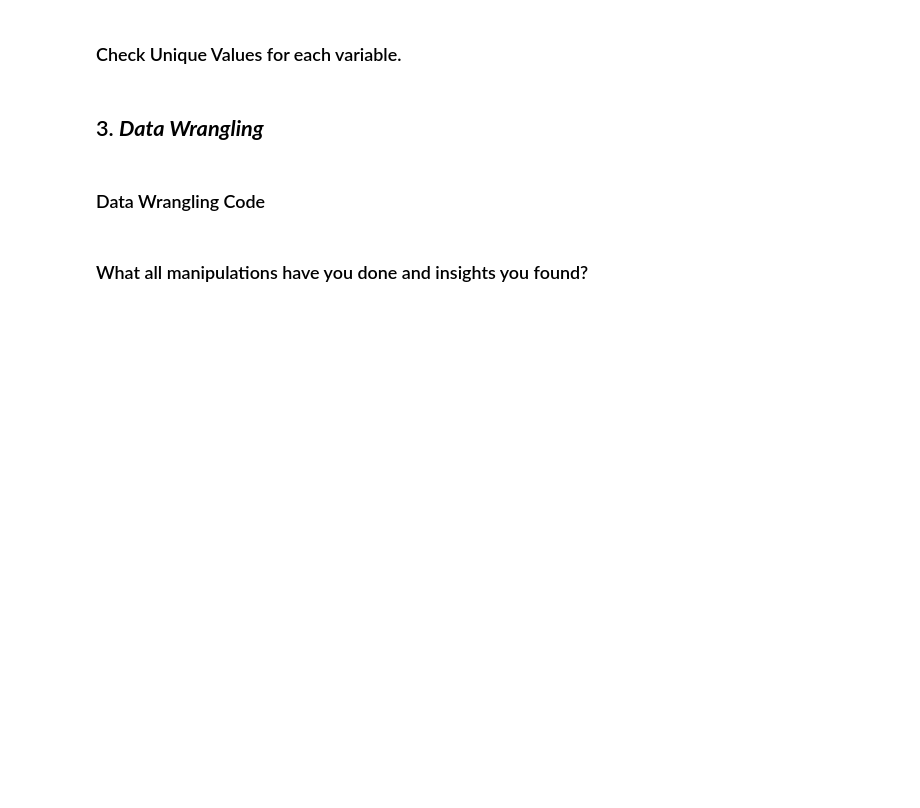
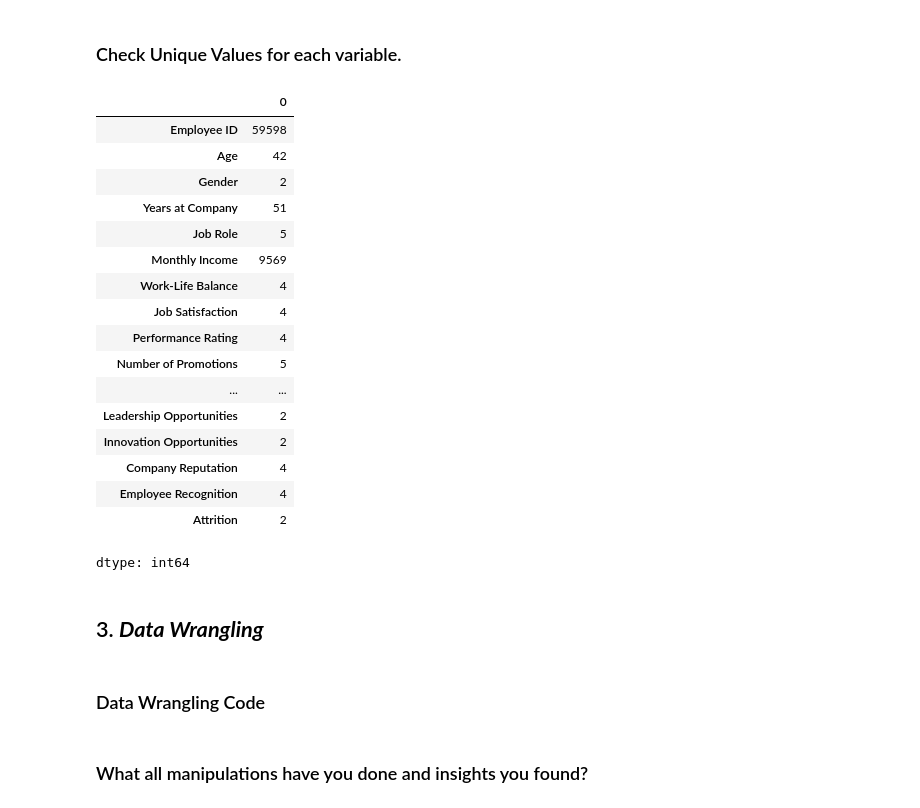
Before and after one commit to Sneha8126/Sneha-Sample-Classisfication--ML-Submission-Template, a Jupyter notebook: Sneha_Sample_Classisfication_ML_Submission_Template.ipynb, the cells around one changed output. Cells and saved outputs as stored; diff of their text form; code cells hidden in the pictures; blank space fills up the shorter version.

```diff
--- a/Sneha_Sample_Classisfication_ML_Submission_Template.ipynb
+++ b/Sneha_Sample_Classisfication_ML_Submission_Template.ipynb
@@ -229,6 +265,26 @@ Answer Here
 ### Check Unique Values for each variable.
 # %%
 # Check Unique Values for each variable.
+df.nunique()
+# %% [output]
+|  | 0 |
+| Employee ID | 59598 |
+| Age | 42 |
+| Gender | 2 |
+| Years at Company | 51 |
+| Job Role | 5 |
+| Monthly Income | 9569 |
+| Work-Life Balance | 4 |
+| Job Satisfaction | 4 |
+| Performance Rating | 4 |
+| Number of Promotions | 5 |
+| ... | ... |
+| Leadership Opportunities | 2 |
+| Innovation Opportunities | 2 |
+| Company Reputation | 4 |
+| Employee Recognition | 4 |
+| Attrition | 2 |
+dtype: int64
 # %% [markdown]
 ## 3. ***Data Wrangling***
 # %% [markdown]
```
Also changed, not shown: parts of 3 cells of this notebook.
